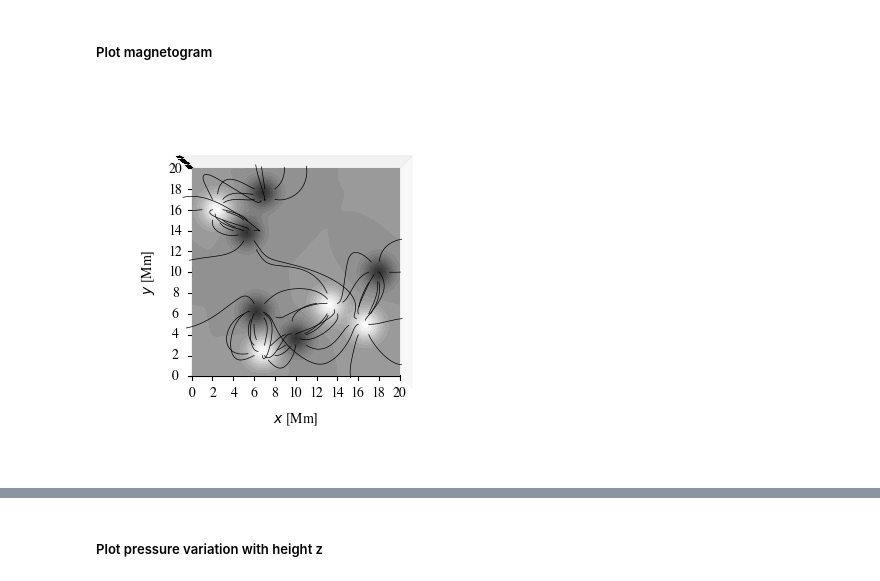
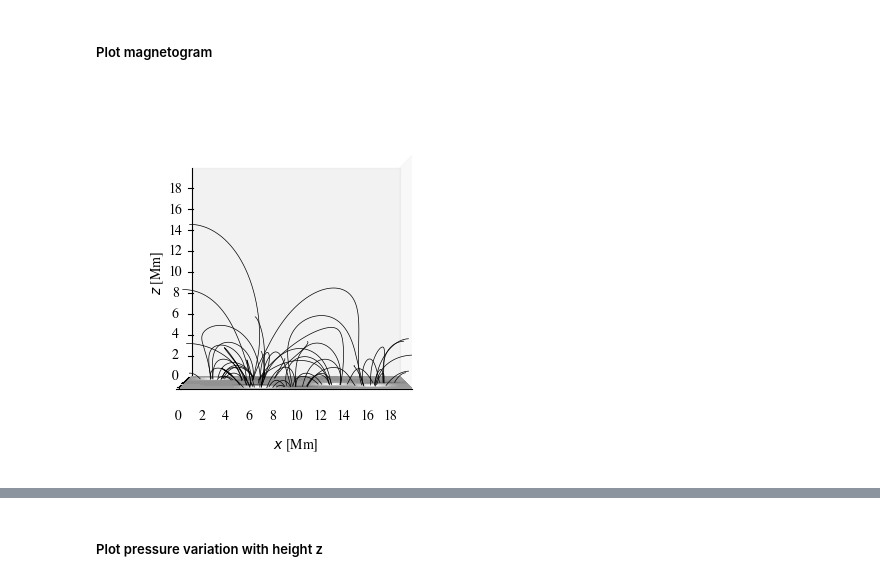
Before and after one commit to LMNadol/MHSXtraPy, a Jupyter notebook: notebooks/example-analytical-bc.ipynb, the cells around one changed output, grey strips where cells are left out. Cells and saved outputs as stored; diff of their text form; code cells hidden in the pictures.

```diff
--- a/notebooks/example-analytical-bc.ipynb
+++ b/notebooks/example-analytical-bc.ipynb
@@ -34,9 +34,13 @@ pixelsize_x = (xmax - xmin) / nx
 pixelsize_y = (ymax - ymin) / ny
 pixelsize_z = (zmax - zmin) / nz
 
-x_arr = np.linspace(xmin, xmax, nx, dtype=np.float64)
-y_arr = np.linspace(ymin, ymax, ny, dtype=np.float64)
-z_arr = np.linspace(zmin, zmax, nz, dtype=np.float64)
+# x_arr = np.linspace(xmin, xmax, nx, dtype=np.float64)
+# y_arr = np.linspace(ymin, ymax, ny, dtype=np.float64)
+# z_arr = np.linspace(zmin, zmax, nz, dtype=np.float64)
+
+x_arr = np.arange(nx, dtype=np.float64) * pixelsize_x
+y_arr = np.arange(ny, dtype=np.float64) * pixelsize_y
+z_arr = np.arange(nz, dtype=np.float64) * pixelsize_z
 
 B_PHOTO = 500
 
@@ -118,6 +119,6 @@ data3d_LOW = calculate_magfield(
 # %% [markdown]
 ##### Plot magnetogram
 # %%
-plot_magnetogram_3D(data3d, view="los", footpoints="active-regions")
+plot_magnetogram_3D(data3d, view="side", footpoints="active-regions")
 # %% [output]
-[figure, old version]
+[figure, new version]
```
Also changed, not shown: parts of 6 cells of this notebook, 5 other files.
